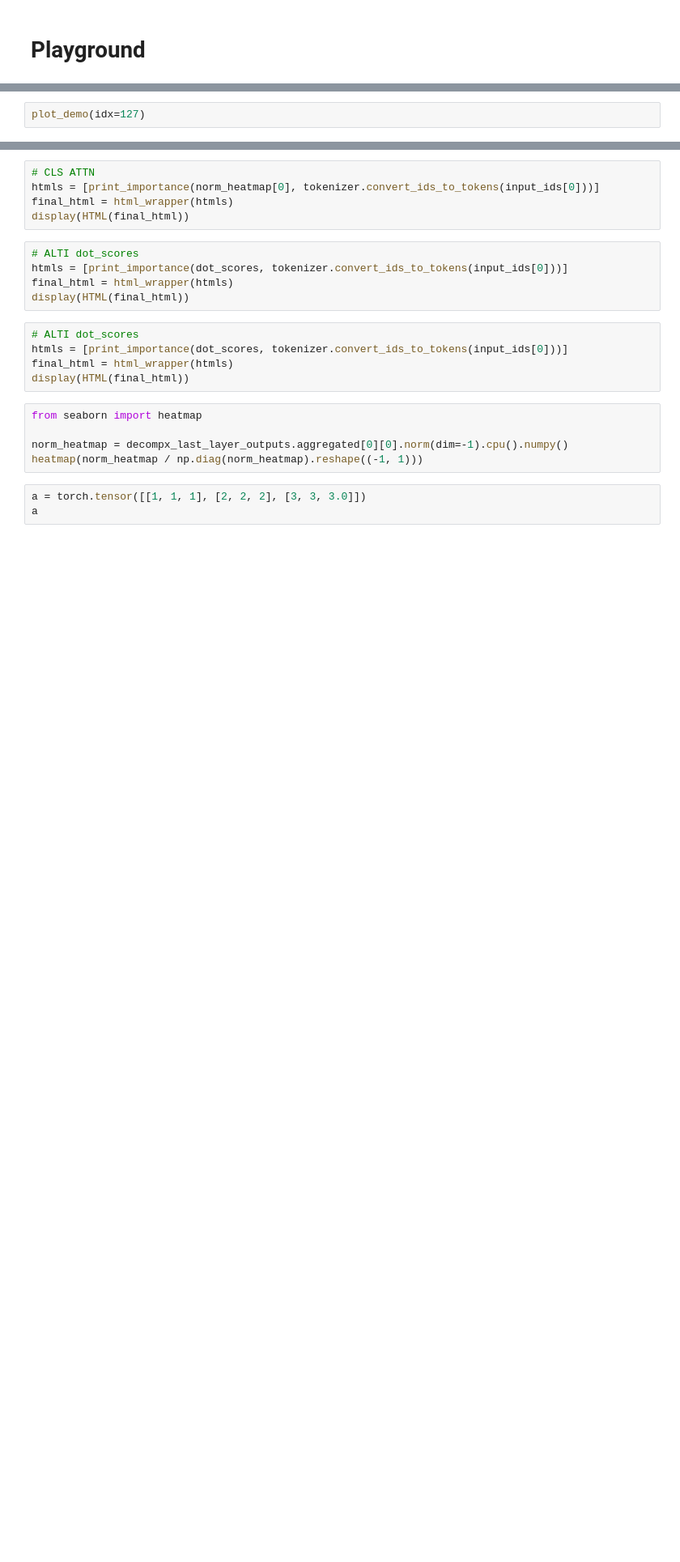
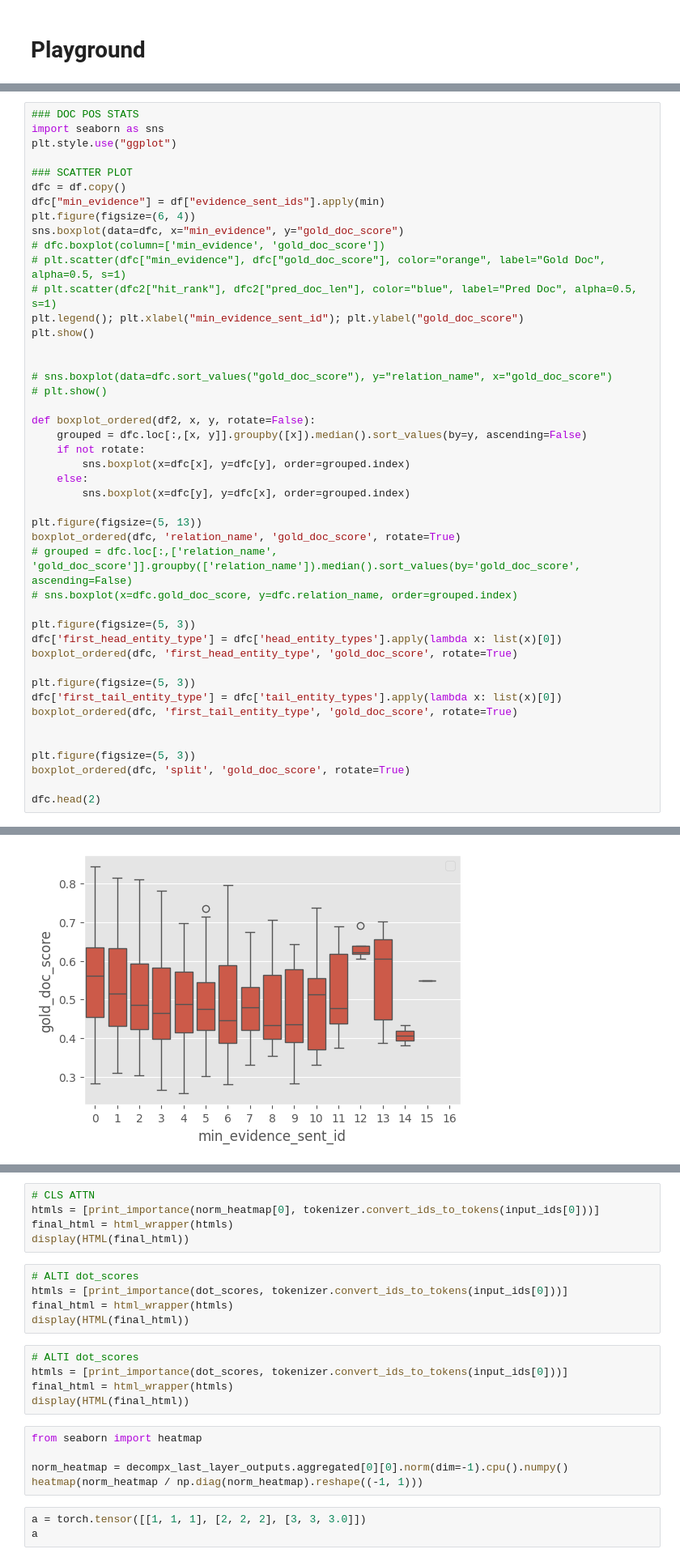
Before and after one commit to mohsenfayyaz/ColDeR, a Jupyter notebook: src/notebooks/BEIR_DecompX.ipynb, the cells around one changed output, grey strips where cells are left out. Shown: that part at 81% size. Saved outputs shown, nothing was run; the diff lists cells and outputs as text; blank space fills up the shorter version.

```diff
--- a/src/notebooks/BEIR_DecompX.ipynb
+++ b/src/notebooks/BEIR_DecompX.ipynb
@@ -347,2 +382,46 @@ df_err
 # %%
-plot_demo(idx=127)
+### DOC POS STATS
+import seaborn as sns
+plt.style.use("ggplot")
+
+### SCATTER PLOT
+dfc = df.copy()
+dfc["min_evidence"] = df["evidence_sent_ids"].apply(min)
+plt.figure(figsize=(6, 4))
+sns.boxplot(data=dfc, x="min_evidence", y="gold_doc_score")
+# dfc.boxplot(column=['min_evidence', 'gold_doc_score'])
+# plt.scatter(dfc["min_evidence"], dfc["gold_doc_score"], color="orange", label="Gold Doc", alpha=0.5, s=1)
+# plt.scatter(dfc2["hit_rank"], dfc2["pred_doc_len"], color="blue", label="Pred Doc", alpha=0.5, s=1)
+plt.legend(); plt.xlabel("min_evidence_sent_id"); plt.ylabel("gold_doc_score")
+plt.show()
+
+
+# sns.boxplot(data=dfc.sort_values("gold_doc_score"), y="relation_name", x="gold_doc_score")
+# plt.show()
+
+def boxplot_ordered(df2, x, y, rotate=False):
+    grouped = dfc.loc[:,[x, y]].groupby([x]).median().sort_values(by=y, ascending=False)
+    if not rotate:
+        sns.boxplot(x=dfc[x], y=dfc[y], order=grouped.index)
+    else:
+        sns.boxplot(x=dfc[y], y=dfc[x], order=grouped.index)
+
+plt.figure(figsize=(5, 13))
+boxplot_ordered(dfc, 'relation_name', 'gold_doc_score', rotate=True)
+# grouped = dfc.loc[:,['relation_name', 'gold_doc_score']].groupby(['relation_name']).median().sort_values(by='gold_doc_score', ascending=False)
+# sns.boxplot(x=dfc.gold_doc_score, y=dfc.relation_name, order=grouped.index)
+
+plt.figure(figsize=(5, 3))
+dfc['first_head_entity_type'] = dfc['head_entity_types'].apply(lambda x: list(x)[0])
+boxplot_ordered(dfc, 'first_head_entity_type', 'gold_doc_score', rotate=True)
+
+plt.figure(figsize=(5, 3))
+dfc['first_tail_entity_type'] = dfc['tail_entity_types'].apply(lambda x: list(x)[0])
+boxplot_ordered(dfc, 'first_tail_entity_type', 'gold_doc_score', rotate=True)
+
+
+plt.figure(figsize=(5, 3))
+boxplot_ordered(dfc, 'split', 'gold_doc_score', rotate=True)
+
+dfc.head(2)
+# %% [output]
@@ -348,0 +429 @@ plot_demo(idx=127)
+[figure, added]
```
Also changed, not shown: parts of 8 cells of this notebook, 2 other files.
